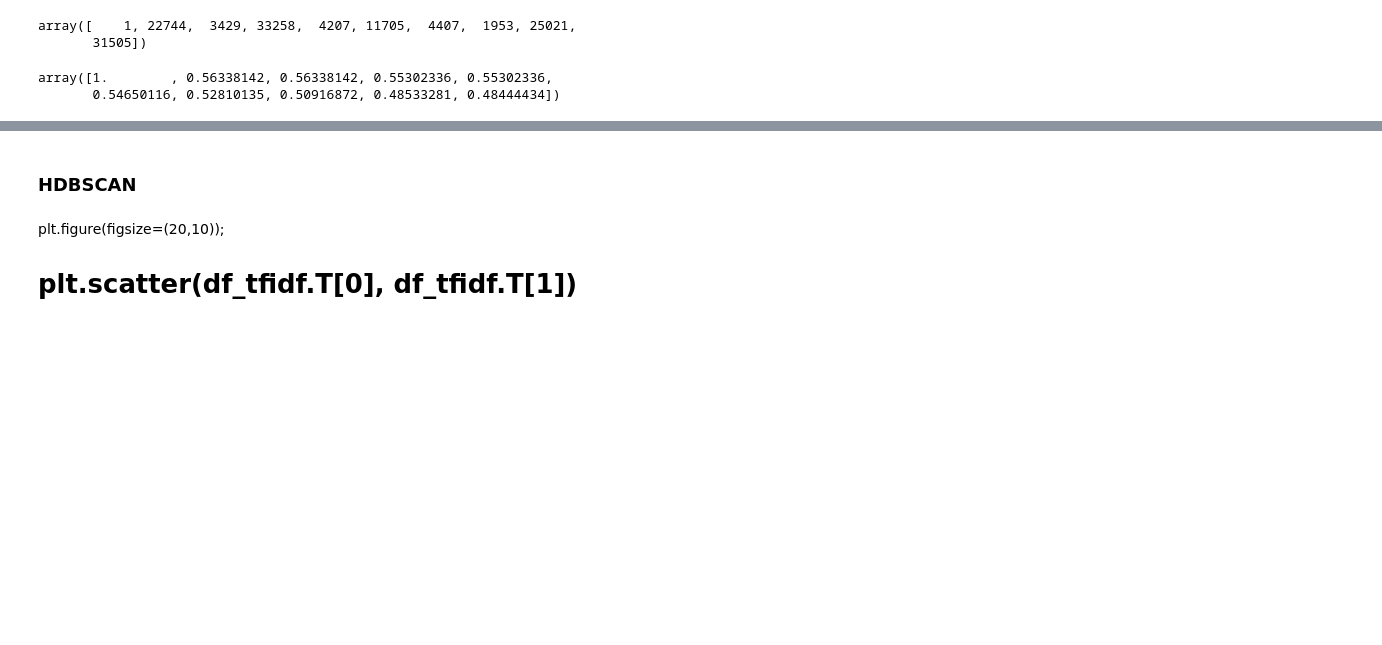
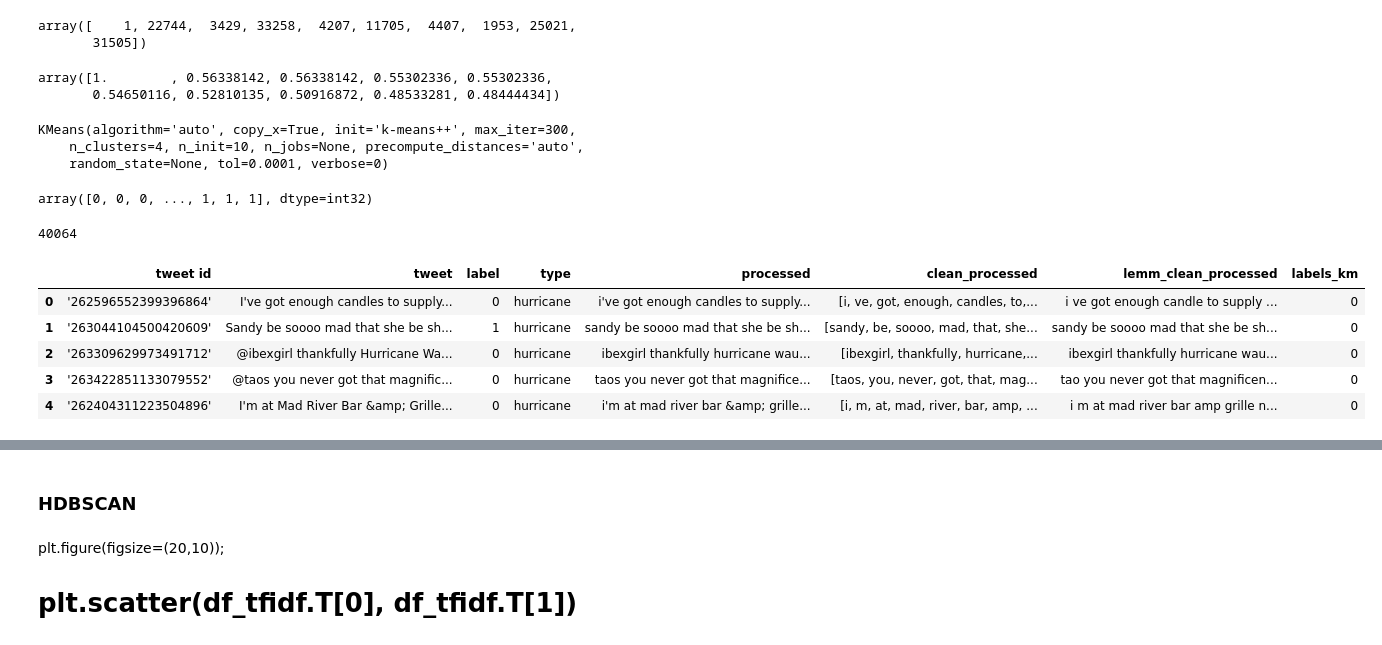
Before and after one commit to csinatra/Twitter-Disaster-Repo, a Jupyter notebook: Chris/CrisisLex_EDA.ipynb, the cells around one changed output, grey strips where cells are left out. Cells and saved outputs as stored; diff of their text form; code cells hidden in the pictures; blank space fills up the shorter version.

```diff
--- a/Chris/CrisisLex_EDA.ipynb
+++ b/Chris/CrisisLex_EDA.ipynb
@@ -546,3 +547,18 @@ np.sort(cos_sim_mat[1])[:-11:-1]
 # %% [output]
 array([1.        , 0.56338142, 0.56338142, 0.55302336, 0.55302336,
        0.54650116, 0.52810135, 0.50916872, 0.48533281, 0.48444434])
+# %%
+km = KMeans(n_clusters = 4)
+km.fit(svd_df)
+# %% [output]
+KMeans(algorithm='auto', copy_x=True, init='k-means++', max_iter=300,
+    n_clusters=4, n_init=10, n_jobs=None, precompute_distances='auto',
+    random_state=None, tol=0.0001, verbose=0)
+# %%
+km.labels_
+# %% [output]
+array([0, 0, 0, ..., 1, 1, 1], dtype=int32)
+# %%
+len(km.labels_)
+# %% [output]
+40064
@@ -548,0 +567,9 @@ array([1.        , 0.56338142, 0.56338142, 0.55302336, 0.55302336,
+# %%
+crisislex_df.head()
+# %% [output]
+|  | tweet id | tweet | label | type | processed | clean_processed | lemm_clean_processed | labels_km |
+| 0 | '262596552399396864' | I've got enough candles to supply... | 0 | hurricane | i've got enough candles to supply... | [i, ve, got, enough, candles, to,... | i ve got enough candle to supply ... | 0 |
+| 1 | '263044104500420609' | Sandy be soooo mad that she be sh... | 1 | hurricane | sandy be soooo mad that she be sh... | [sandy, be, soooo, mad, that, she... | sandy be soooo mad that she be sh... | 0 |
+| 2 | '263309629973491712' | @ibexgirl thankfully Hurricane Wa... | 0 | hurricane | ibexgirl thankfully hurricane wau... | [ibexgirl, thankfully, hurricane,... | ibexgirl thankfully hurricane wau... | 0 |
+| 3 | '263422851133079552' | @taos you never got that magnific... | 0 | hurricane | taos you never got that magnifice... | [taos, you, never, got, that, mag... | tao you never got that magnificen... | 0 |
+| 4 | '262404311223504896' | I'm at Mad River Bar &amp; Grille... | 0 | hurricane | i'm at mad river bar &amp; grille... | [i, m, at, mad, river, bar, amp, ... | i m at mad river bar amp grille n... | 0 |
```
Also changed, not shown: parts of 5 cells of this notebook.
